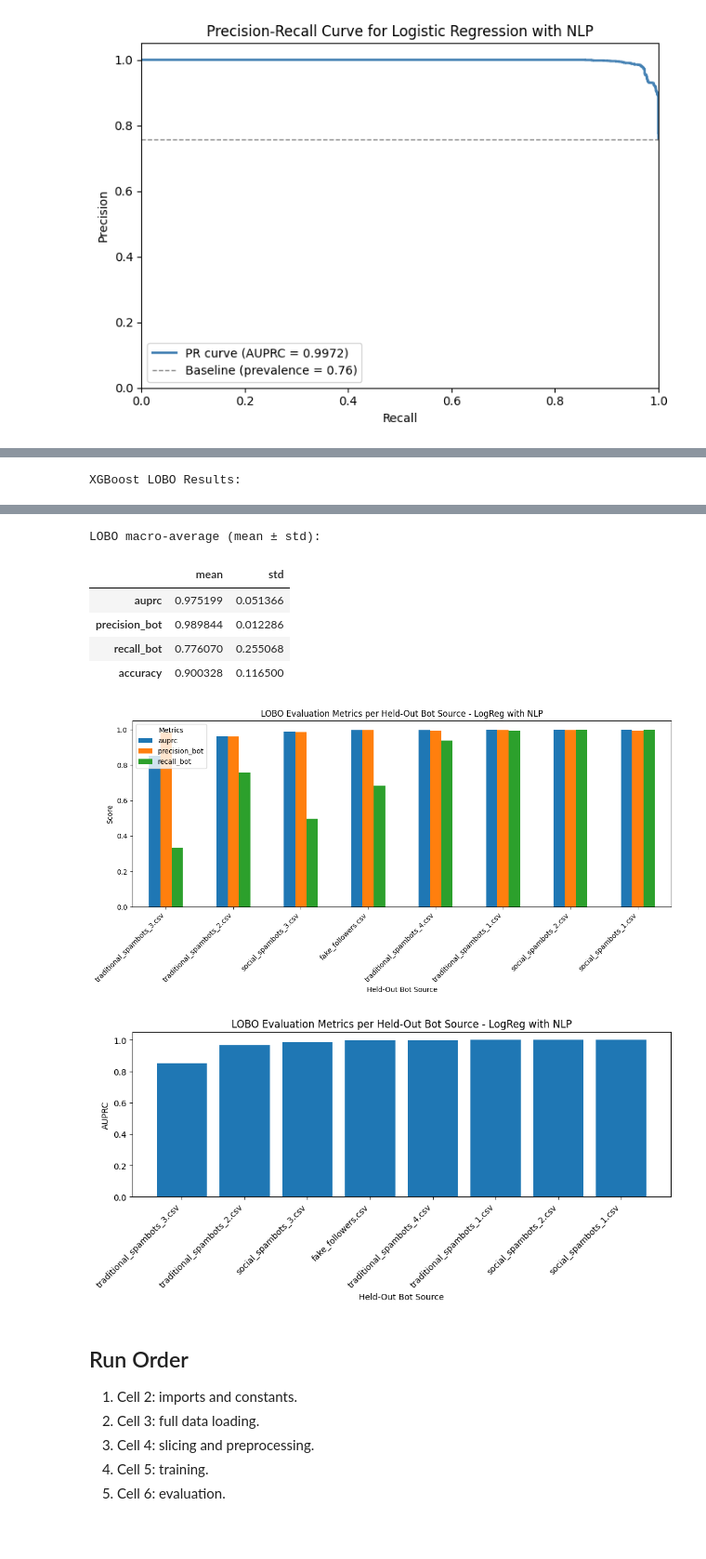
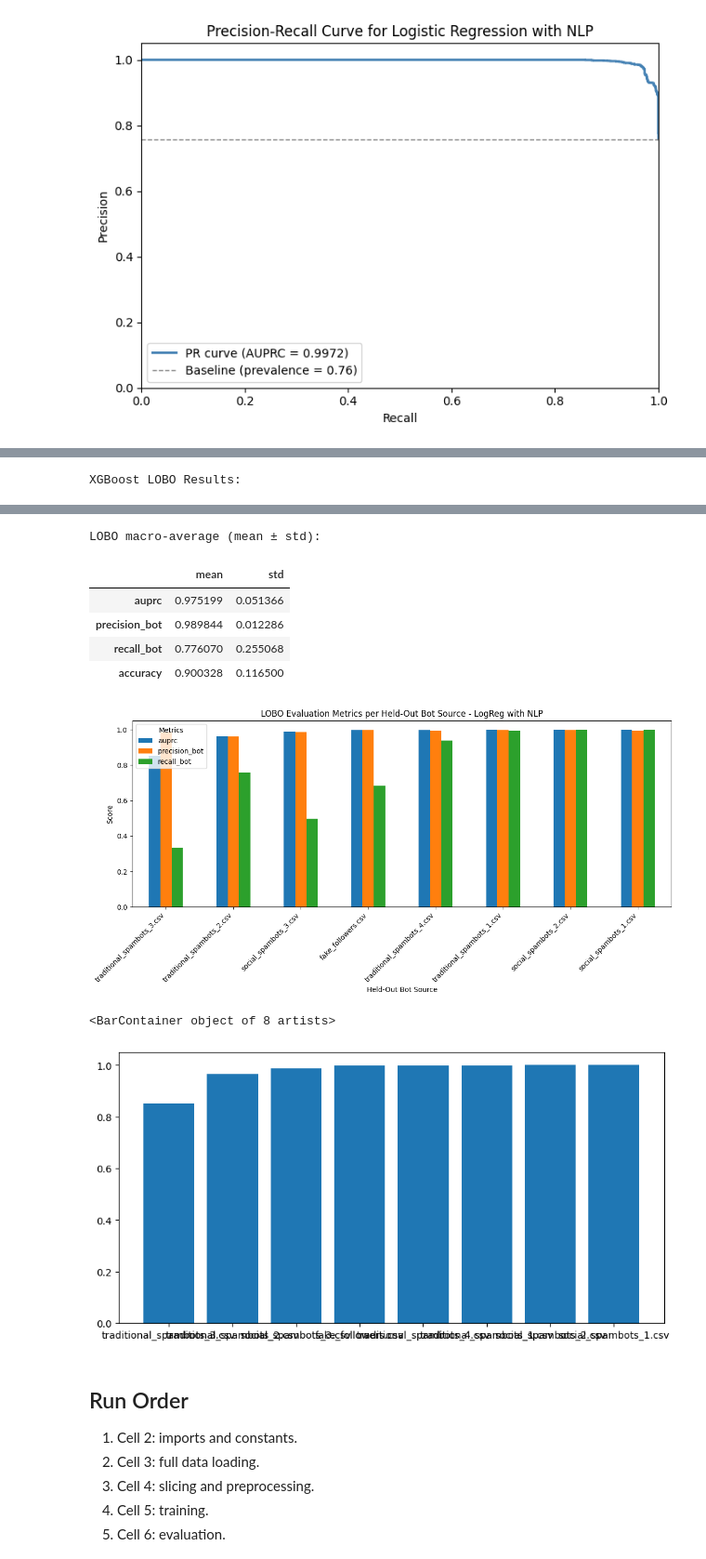
Before and after one commit to katherineesanders/ML-Project, a Jupyter notebook: logreg_experiments_NLP.ipynb, the cells around one changed output, grey strips where cells are left out. Shown at 93% size. Saved outputs shown, nothing was run; the diff lists cells and outputs as text; code cells hidden in the pictures; blank space fills up the shorter version.

```diff
--- a/logreg_experiments_NLP.ipynb
+++ b/logreg_experiments_NLP.ipynb
@@ -355,42 +355,35 @@ df_plot[metrics_to_plot].plot(kind="bar", figsize=(12, 6))
 
 plt.title("LOBO Evaluation Metrics per Held-Out Bot Source - LogReg with NLP")
 plt.xlabel("Held-Out Bot Source")
 plt.ylabel("Score")
 plt.xticks(rotation=45, ha="right")
 plt.legend(title="Metrics")
 plt.tight_layout()
 plt.show()
 
 plt.figure(figsize=(10, 5))
 
 plt.bar(lobo_results["held_out_bot_source"], lobo_results["auprc"])
-
-plt.title("LOBO Evaluation Metrics per Held-Out Bot Source - LogReg with NLP")
-plt.xlabel("Held-Out Bot Source")
-plt.ylabel("AUPRC")
-plt.xticks(rotation=45, ha="right")
-
-plt.tight_layout()
-plt.show()
 # %% [output]
 XGBoost LOBO Results:
 |  | held_out_bot_source | test_rows | bot_support | genuine_support | auprc | precision_bot | recall_bot | ... |
 | 0 | traditional_spambots_3.csv | 1098 | 403 | 695 | 0.851611 | 0.985401 | 0.334988 | ... |
 | 1 | traditional_spambots_2.csv | 795 | 100 | 695 | 0.965113 | 0.962025 | 0.760000 | ... |
 | 2 | social_spambots_3.csv | 1159 | 464 | 695 | 0.987778 | 0.987179 | 0.497845 | ... |
 | 3 | fake_followers.csv | 4046 | 3351 | 695 | 0.998292 | 0.998254 | 0.682483 | ... |
 | 4 | traditional_spambots_4.csv | 1823 | 1128 | 695 | 0.998959 | 0.994366 | 0.938830 | ... |
 | 5 | traditional_spambots_1.csv | 1695 | 1000 | 695 | 0.999886 | 0.996997 | 0.996000 | ... |
 | 6 | social_spambots_2.csv | 4152 | 3457 | 695 | 0.999969 | 0.998555 | 0.999421 | ... |
 | 7 | social_spambots_1.csv | 1686 | 991 | 695 | 0.999984 | 0.995976 | 0.998991 | ... |
 LOBO macro-average (mean ± std):
 |  | mean | std |
 | auprc | 0.975199 | 0.051366 |
 | precision_bot | 0.989844 | 0.012286 |
 | recall_bot | 0.776070 | 0.255068 |
 | accuracy | 0.900328 | 0.116500 |
 [figure]
+<BarContainer object of 8 artists>
-[figure, old version]
+[figure, new version]
 # %% [markdown]
 ## Run Order
 1. Cell 2: imports and constants.
```
Also changed, not shown: parts of 1 cell of this notebook, 4 other files.
